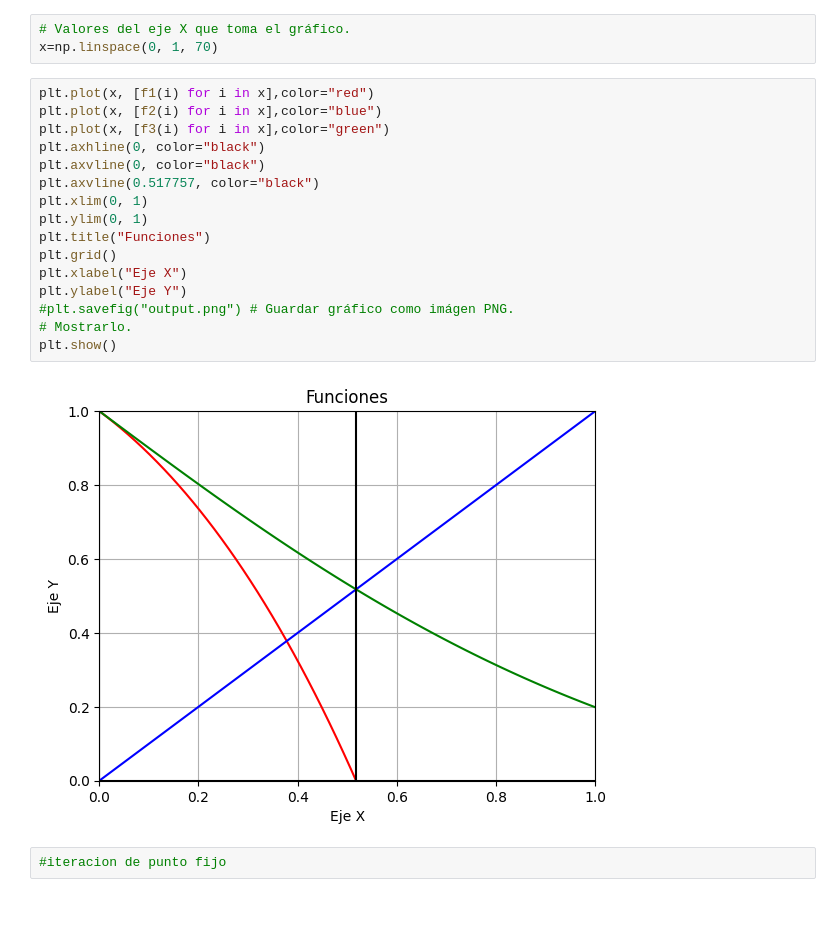
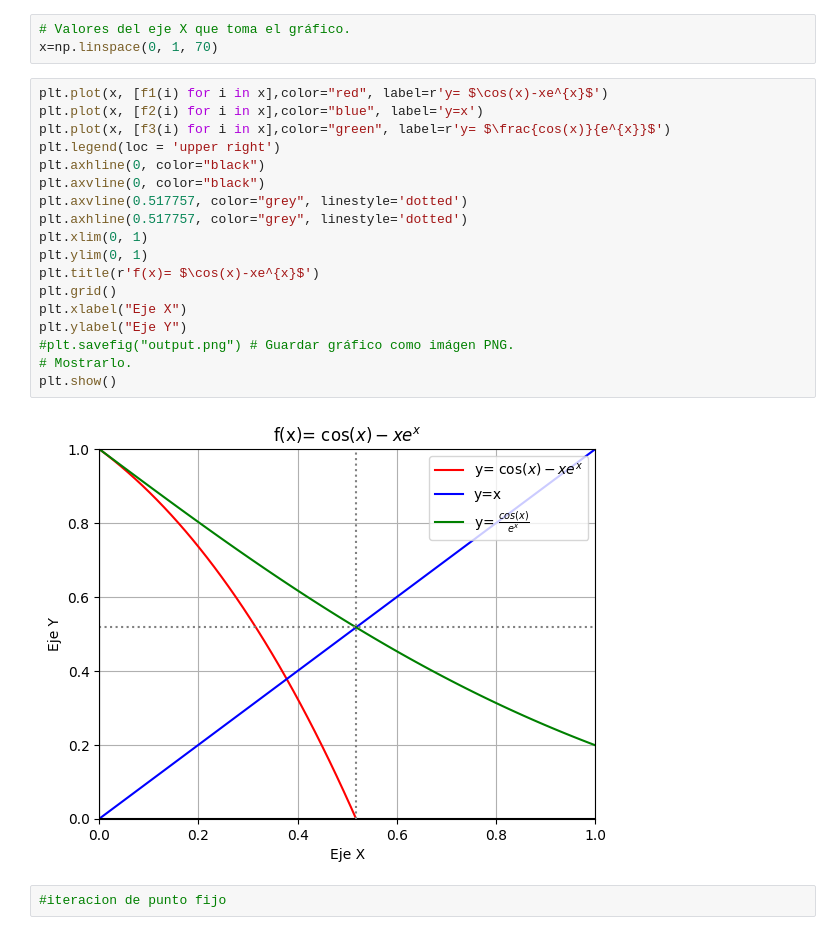
Before and after one commit to ACoronaGuzman/Metodos, a Jupyter notebook: Actividad_2.ipynb, the cells around one changed output. Cells and saved outputs as stored; diff of their text form; blank space fills up the shorter version.

```diff
--- a/Actividad_2.ipynb
+++ b/Actividad_2.ipynb
@@ -136,22 +136,24 @@ def f3(x):
 # Valores del eje X que toma el gráfico.
 x=np.linspace(0, 1, 70)
 # %%
-plt.plot(x, [f1(i) for i in x],color="red")
-plt.plot(x, [f2(i) for i in x],color="blue")
-plt.plot(x, [f3(i) for i in x],color="green")
+plt.plot(x, [f1(i) for i in x],color="red", label=r'y= $\cos(x)-xe^{x}$')
+plt.plot(x, [f2(i) for i in x],color="blue", label='y=x')
+plt.plot(x, [f3(i) for i in x],color="green", label=r'y= $\frac{cos(x)}{e^{x}}$')
+plt.legend(loc = 'upper right')
 plt.axhline(0, color="black")
 plt.axvline(0, color="black")
-plt.axvline(0.517757, color="black")
+plt.axvline(0.517757, color="grey", linestyle='dotted')
+plt.axhline(0.517757, color="grey", linestyle='dotted')
 plt.xlim(0, 1)
 plt.ylim(0, 1)
-plt.title("Funciones")
+plt.title(r'f(x)= $\cos(x)-xe^{x}$')
 plt.grid()
 plt.xlabel("Eje X")
 plt.ylabel("Eje Y")
 #plt.savefig("output.png") # Guardar gráfico como imágen PNG.
 # Mostrarlo.
 plt.show()
 # %% [output]
-[figure, old version]
+[figure, new version]
 # %%
 #iteracion de punto fijo
```
